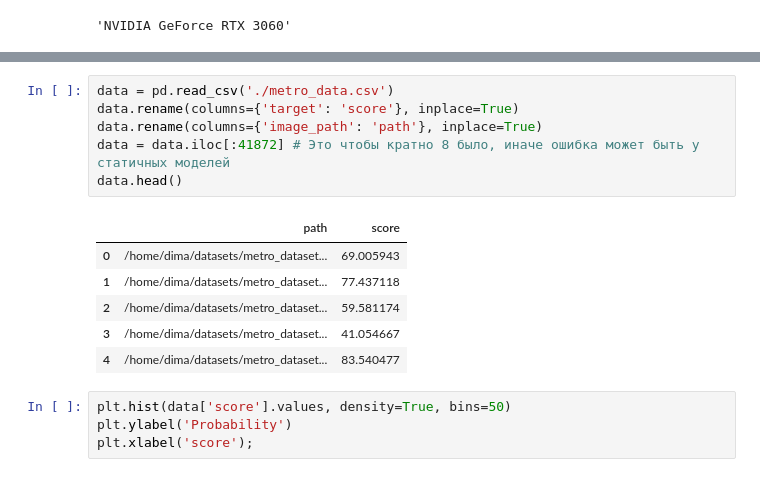
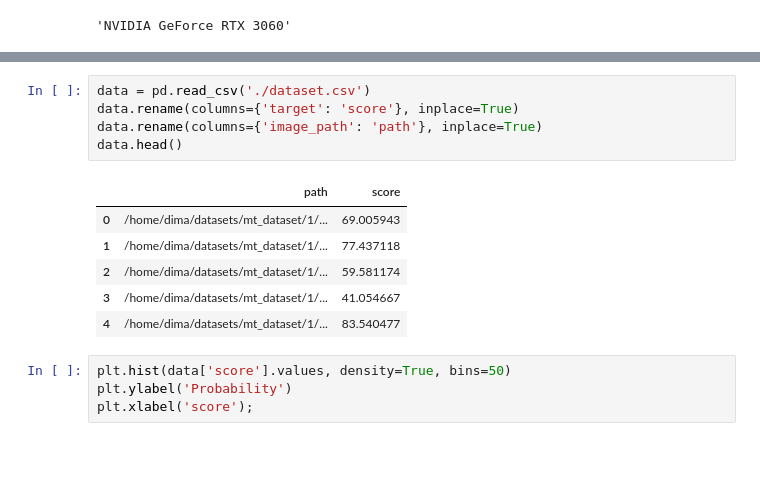
Before and after one commit to fds-git/tensorrt_inference, a Jupyter notebook: model_comparator/face_quality_comparator.ipynb, the cells around one changed output, grey strips where cells are left out. Cells and saved outputs as stored; diff of their text form.

```diff
--- a/model_comparator/face_quality_comparator.ipynb
+++ b/model_comparator/face_quality_comparator.ipynb
@@ -292,17 +270,16 @@ Mon Jun 27 18:04:37 2022
 +-----------------------------------------------------------------------------+
 # %%
-data = pd.read_csv('./metro_data.csv')
+data = pd.read_csv('./dataset.csv')
 data.rename(columns={'target': 'score'}, inplace=True)
 data.rename(columns={'image_path': 'path'}, inplace=True)
-data = data.iloc[:41872] # Это чтобы кратно 8 было, иначе ошибка может быть у статичных моделей
 data.head()
 # %% [output]
 |  | path | score |
-| 0 | /home/dima/datasets/metro_dataset... | 69.005943 |
-| 1 | /home/dima/datasets/metro_dataset... | 77.437118 |
-| 2 | /home/dima/datasets/metro_dataset... | 59.581174 |
-| 3 | /home/dima/datasets/metro_dataset... | 41.054667 |
-| 4 | /home/dima/datasets/metro_dataset... | 83.540477 |
+| 0 | /home/dima/datasets/mt_dataset/1/... | 69.005943 |
+| 1 | /home/dima/datasets/mt_dataset/1/... | 77.437118 |
+| 2 | /home/dima/datasets/mt_dataset/1/... | 59.581174 |
+| 3 | /home/dima/datasets/mt_dataset/1/... | 41.054667 |
+| 4 | /home/dima/datasets/mt_dataset/1/... | 83.540477 |
 # %%
 plt.hist(data['score'].values, density=True, bins=50)
 plt.ylabel('Probability')
```
Also changed, not shown: parts of 23 cells of this notebook.
